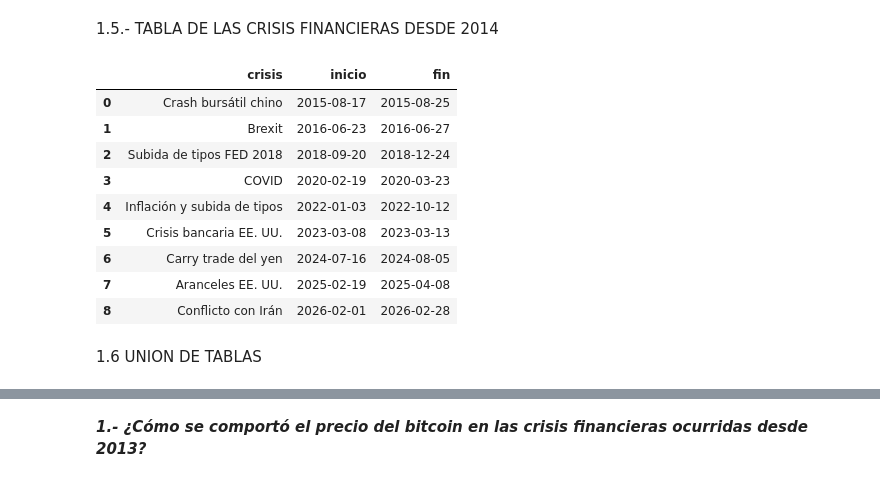
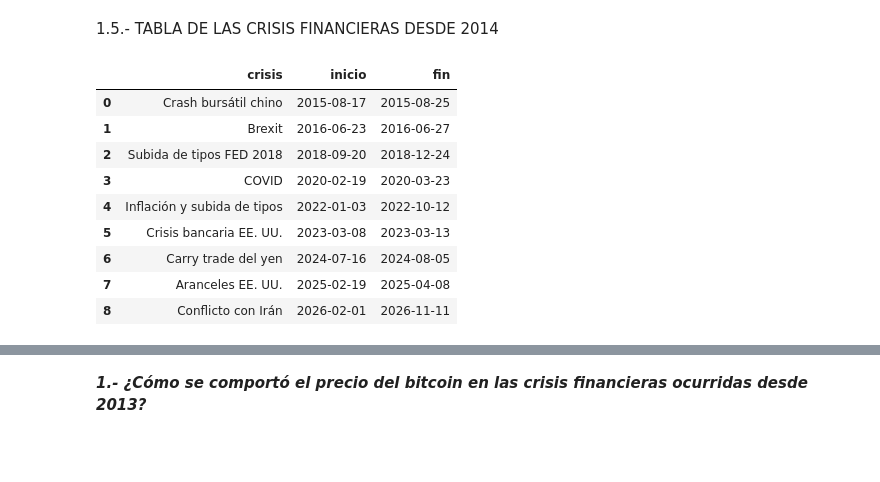
Before and after one commit to Jokinfs/EDA, a Jupyter notebook: Archivos/codigo/Limpieza.ipynb, the cells around one changed output, grey strips where cells are left out. Drawn from its saved outputs; the diff is of its cells as text; code cells hidden in the pictures; blank space fills up the shorter version.

```diff
--- a/Archivos/codigo/Limpieza.ipynb
+++ b/Archivos/codigo/Limpieza.ipynb
@@ -325,29 +325,27 @@ df_fed
 # %%
 # Tabla de crisis: nombre, fecha de inicio y fecha de fin (del máximo al mínimo del S&P 500).
 
 crisis = pd.DataFrame({
     "crisis": ["Crash bursátil chino", "Brexit", "Subida de tipos FED 2018", "COVID",
                "Inflación y subida de tipos", "Crisis bancaria EE. UU.", "Carry trade del yen",
                "Aranceles EE. UU.", "Conflicto con Irán"],
     "inicio": ["2015-08-17", "2016-06-23", "2018-09-20", "2020-02-19",
                "2022-01-03", "2023-03-08", "2024-07-16", "2025-02-19", "2026-02-01"],
     "fin":    ["2015-08-25", "2016-06-27", "2018-12-24", "2020-03-23",
-               "2022-10-12", "2023-03-13", "2024-08-05", "2025-04-08", "2026-02-28"]
+               "2022-10-12", "2023-03-13", "2024-08-05", "2025-04-08", "2026-11-11"]
 })
 
 crisis["inicio"] = pd.to_datetime(crisis["inicio"])
 crisis["fin"] = pd.to_datetime(crisis["fin"])
 crisis
 # %% [output]
 |  | crisis | inicio | fin |
 | 0 | Crash bursátil chino | 2015-08-17 | 2015-08-25 |
 | 1 | Brexit | 2016-06-23 | 2016-06-27 |
 | 2 | Subida de tipos FED 2018 | 2018-09-20 | 2018-12-24 |
 | 3 | COVID | 2020-02-19 | 2020-03-23 |
 | 4 | Inflación y subida de tipos | 2022-01-03 | 2022-10-12 |
 | 5 | Crisis bancaria EE. UU. | 2023-03-08 | 2023-03-13 |
 | 6 | Carry trade del yen | 2024-07-16 | 2024-08-05 |
 | 7 | Aranceles EE. UU. | 2025-02-19 | 2025-04-08 |
-| 8 | Conflicto con Irán | 2026-02-01 | 2026-02-28 |
+| 8 | Conflicto con Irán | 2026-02-01 | 2026-11-11 |
-# %% [markdown]
-1.6 UNION DE TABLAS
```
Also changed, not shown: parts of 40 cells of this notebook.
